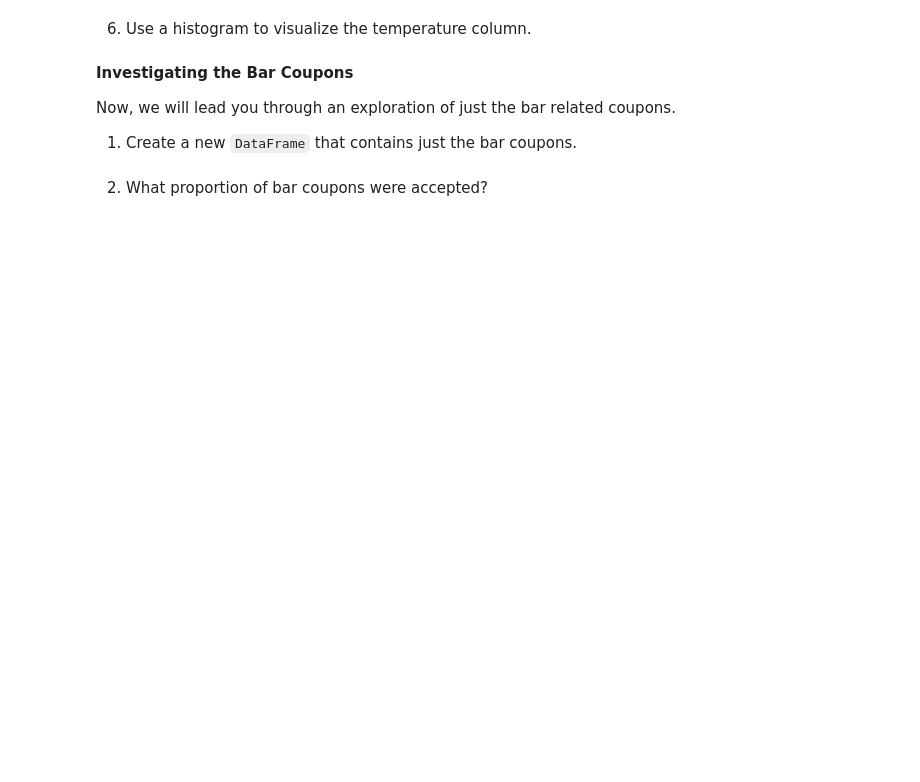
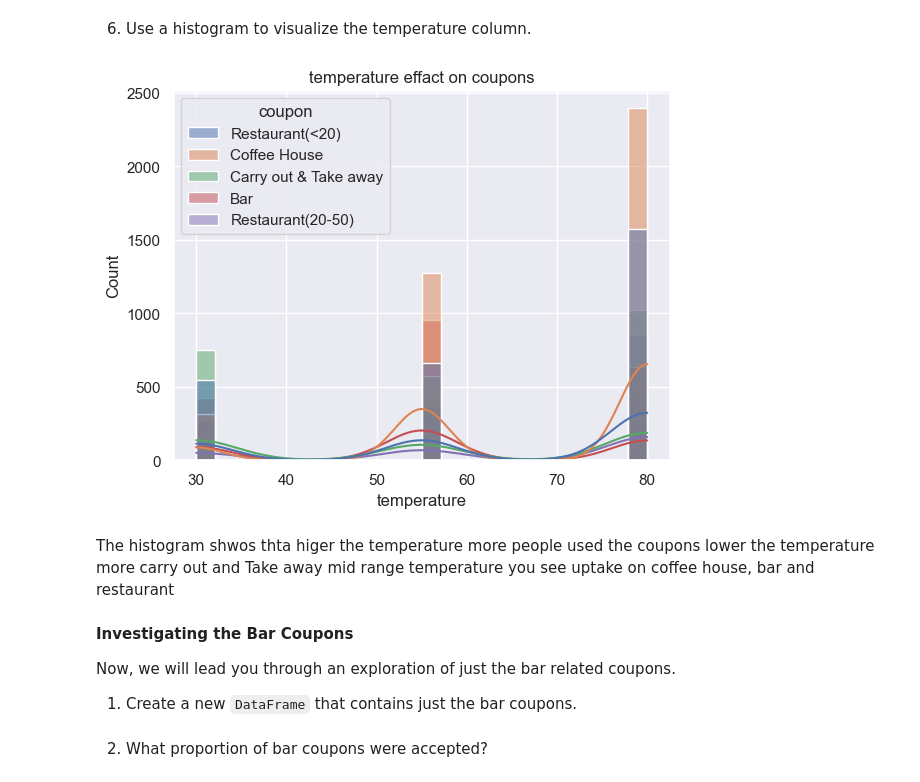
Before and after one commit to rvadavia/Testing-Git-for-UBC--ML, a Jupyter notebook: Assignment 5.1.ipynb, the cells around one changed output. Cells and saved outputs as stored; diff of their text form; code cells hidden in the pictures; blank space fills up the shorter version.

```diff
--- a/Assignment 5.1.ipynb
+++ b/Assignment 5.1.ipynb
@@ -89,5 +211,18 @@ data.head()
 # %% [markdown]
 6. Use a histogram to visualize the temperature column.
+# %%
+# Plot the histogram thanks to the distplot function
+sns.set(style="darkgrid")
+sns.histplot(data=data, x="temperature", hue="coupon", kde=True).set(title='temperature effact on coupons')
+#sns.histplot( data=data, x="temperature",  kde=False )
+#sns.histplot(data= data , x="temperature", kde=True)
+plt.show()
+# %% [output]
+[figure, added]
+# %% [markdown]
+The histogram shwos thta higer the temperature more people used the coupons
+lower the temperature more carry out and Take away
+mid range temperature you see uptake on coffee house, bar and restaurant
 # %% [markdown]
 **Investigating the Bar Coupons**
 
```
Also changed, not shown: parts of 29 cells of this notebook.
